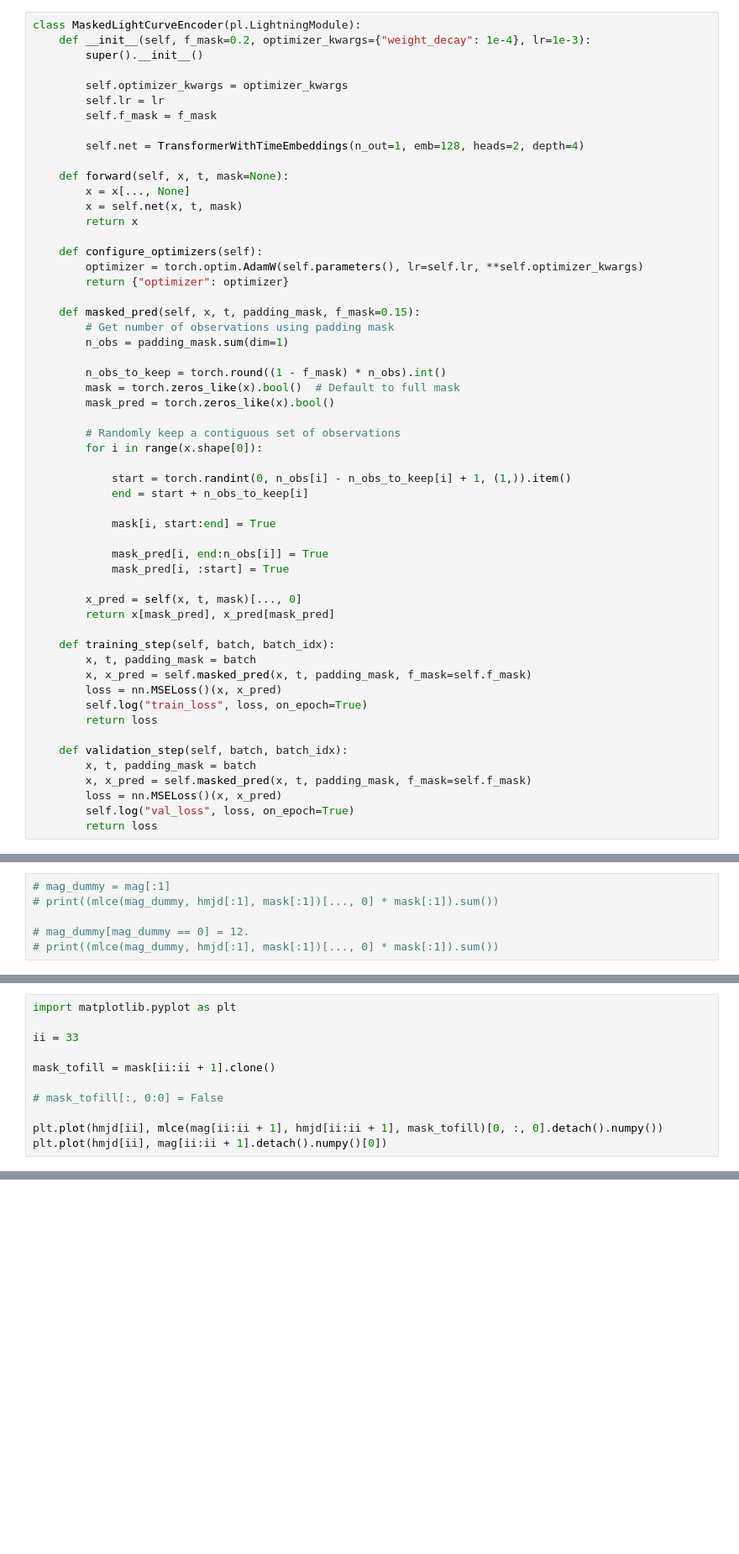
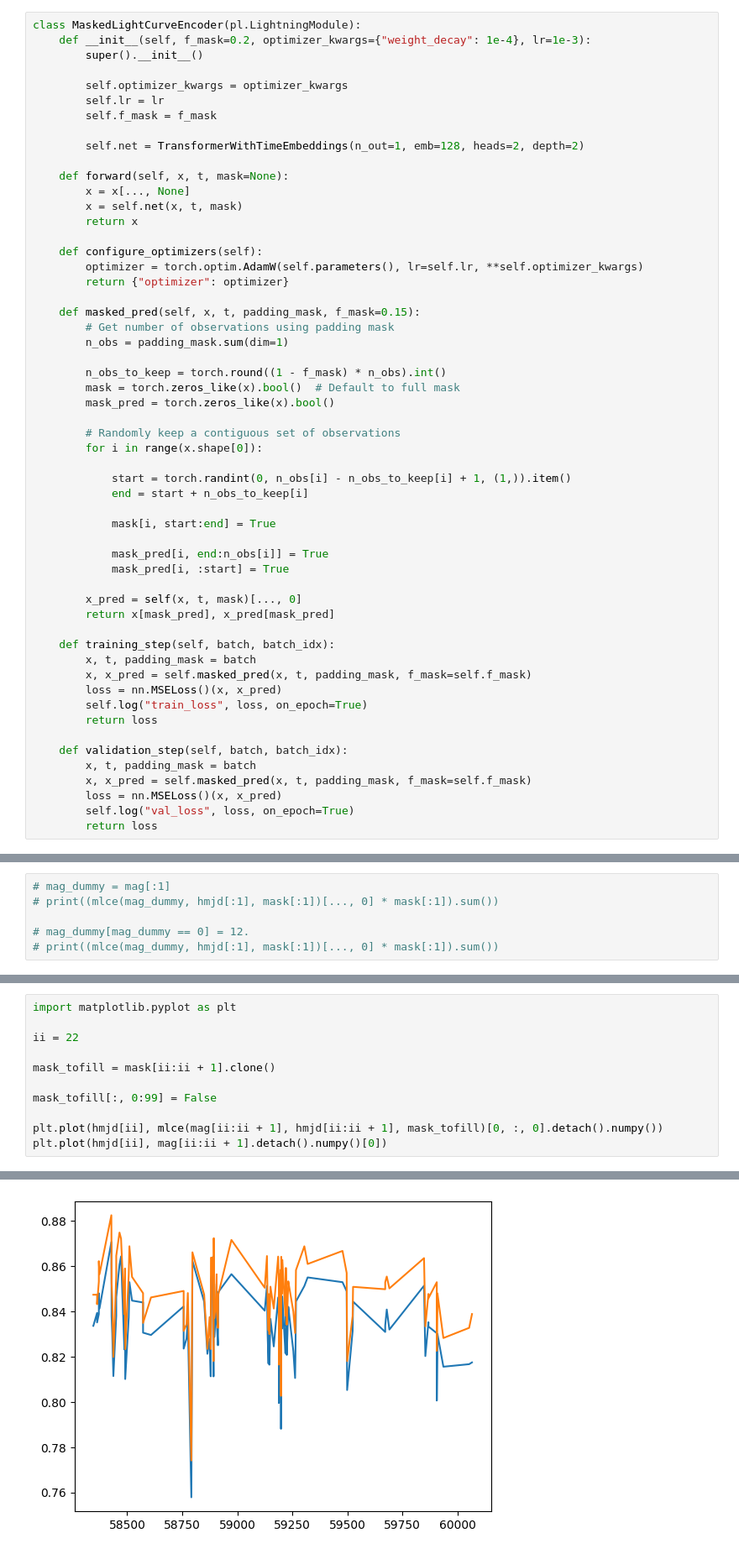
Before and after one commit to ThomasHelfer/multimodal-supernovae, a Jupyter notebook: multimodal_ssl/notebooks/02_ssl_lightcurve_encoder.ipynb, the cells around one changed output, grey strips where cells are left out. Shown at 84% size. Drawn from its saved outputs; the diff is of its cells as text; blank space fills up the shorter version.

```diff
--- a/multimodal_ssl/notebooks/02_ssl_lightcurve_encoder.ipynb
+++ b/multimodal_ssl/notebooks/02_ssl_lightcurve_encoder.ipynb
@@ -125,7 +121,7 @@ class MaskedLightCurveEncoder(pl.LightningModule):
         self.lr = lr
         self.f_mask = f_mask
 
-        self.net = TransformerWithTimeEmbeddings(n_out=1, emb=128, heads=2, depth=4)
+        self.net = TransformerWithTimeEmbeddings(n_out=1, emb=128, heads=2, depth=2)
 
     def forward(self, x, t, mask=None):
         x = x[..., None]
@@ -227,11 +224,11 @@ HPU available: False, using: 0 HPUs
 # %%
 import matplotlib.pyplot as plt
 
-ii = 33
+ii = 22
 
 mask_tofill = mask[ii:ii + 1].clone()
 
-# mask_tofill[:, 0:0] = False
+mask_tofill[:, 0:99] = False
 
 plt.plot(hmjd[ii], mlce(mag[ii:ii + 1], hmjd[ii:ii + 1], mask_tofill)[0, :, 0].detach().numpy())
 plt.plot(hmjd[ii], mag[ii:ii + 1].detach().numpy()[0])
@@ -239,0 +237 @@ NameError: name 'mask' is not defined
+[figure, added]
```
Also changed, not shown: parts of 4 cells of this notebook, 4 other files.
